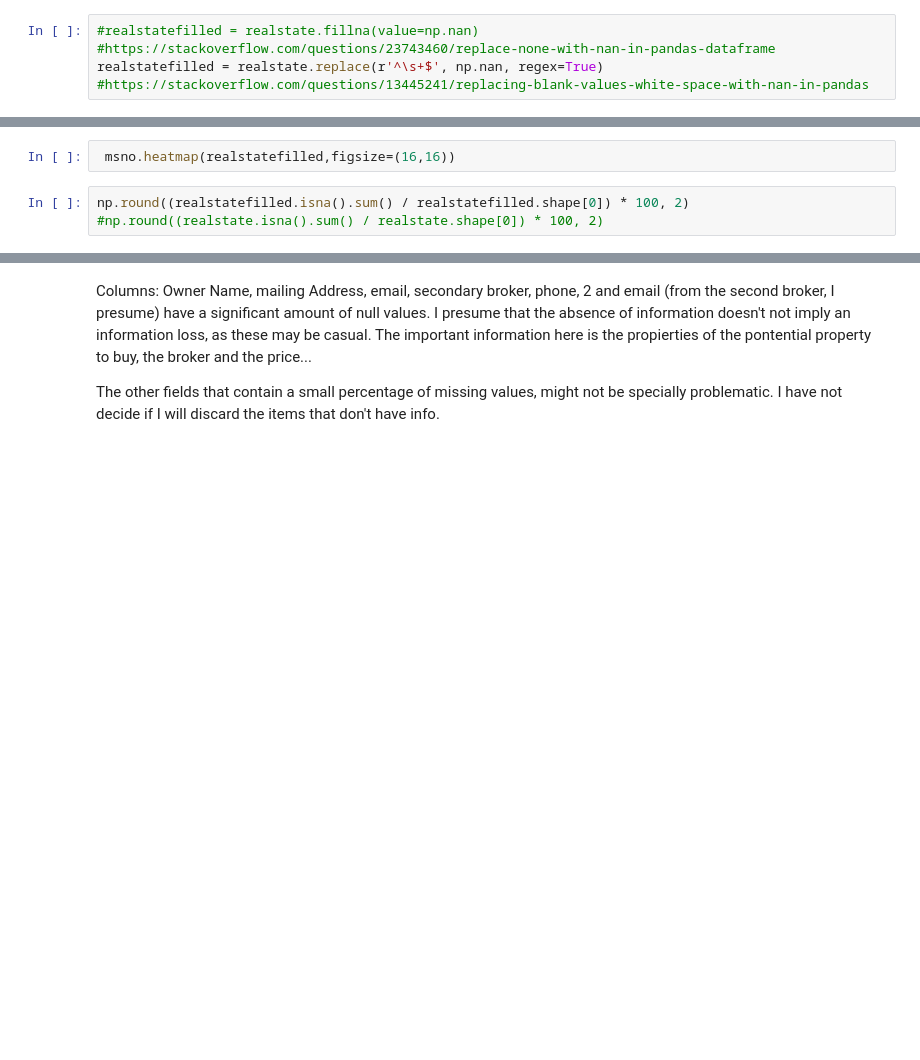
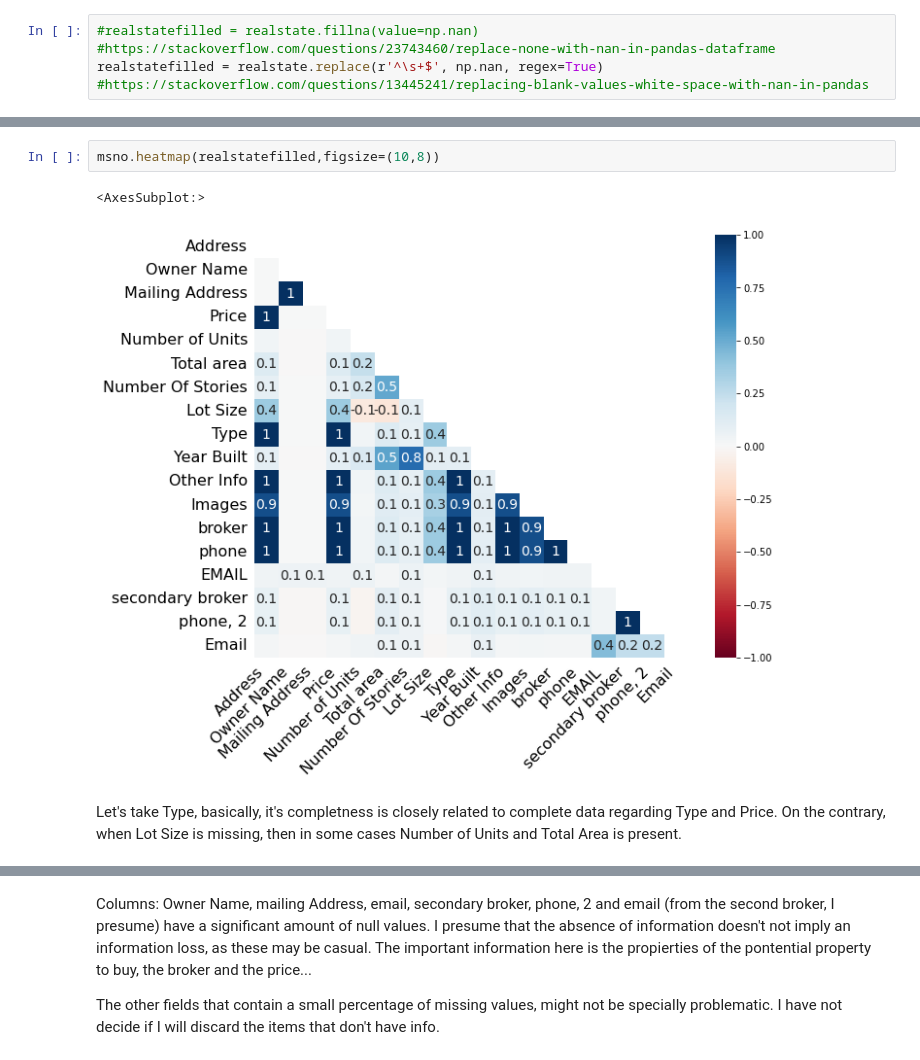
Before and after one commit to marencc/pyladies_vienna_data_course, a Jupyter notebook: eda_project/eda_project_19may.ipynb, the cells around one changed output, grey strips where cells are left out. Cells and saved outputs as stored; diff of their text form; blank space fills up the shorter version.

```diff
--- a/eda_project/eda_project_19may.ipynb
+++ b/eda_project/eda_project_19may.ipynb
@@ -93,5 +165,8 @@ msno.matrix(realstatefilled[missingValueColumns],
 # %%
- msno.heatmap(realstatefilled,figsize=(16,16))
+msno.heatmap(realstatefilled,figsize=(10,8))
+# %% [output]
+<AxesSubplot:>
+[figure, added]
-# %%
-np.round((realstatefilled.isna().sum() / realstatefilled.shape[0]) * 100, 2)
-#np.round((realstate.isna().sum() / realstate.shape[0]) * 100, 2)
+# %% [markdown]
+Let's take Type, basically, it's completness is closely related to complete data regarding Type and Price.
+On the contrary, when Lot Size is missing, then in some cases Number of Units and Total Area is present.
```
Also changed, not shown: parts of 20 cells of this notebook.
